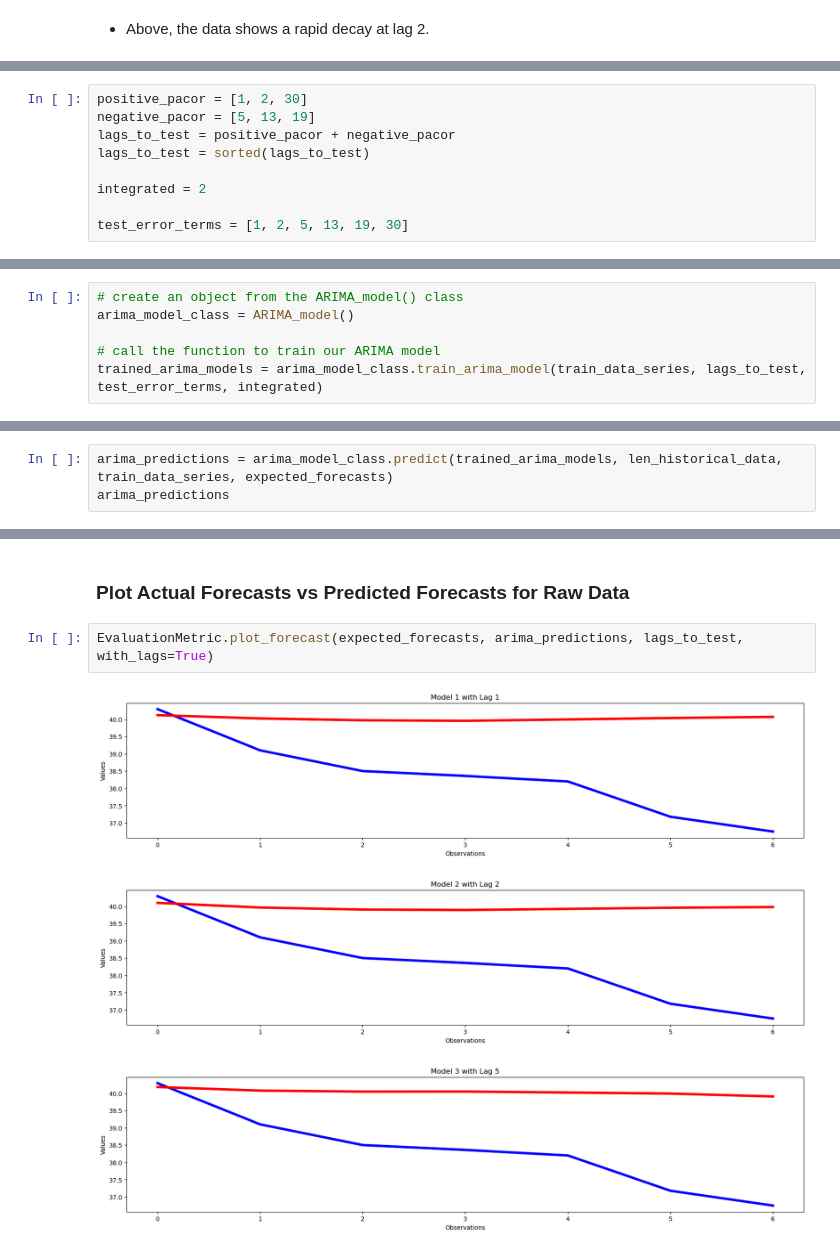
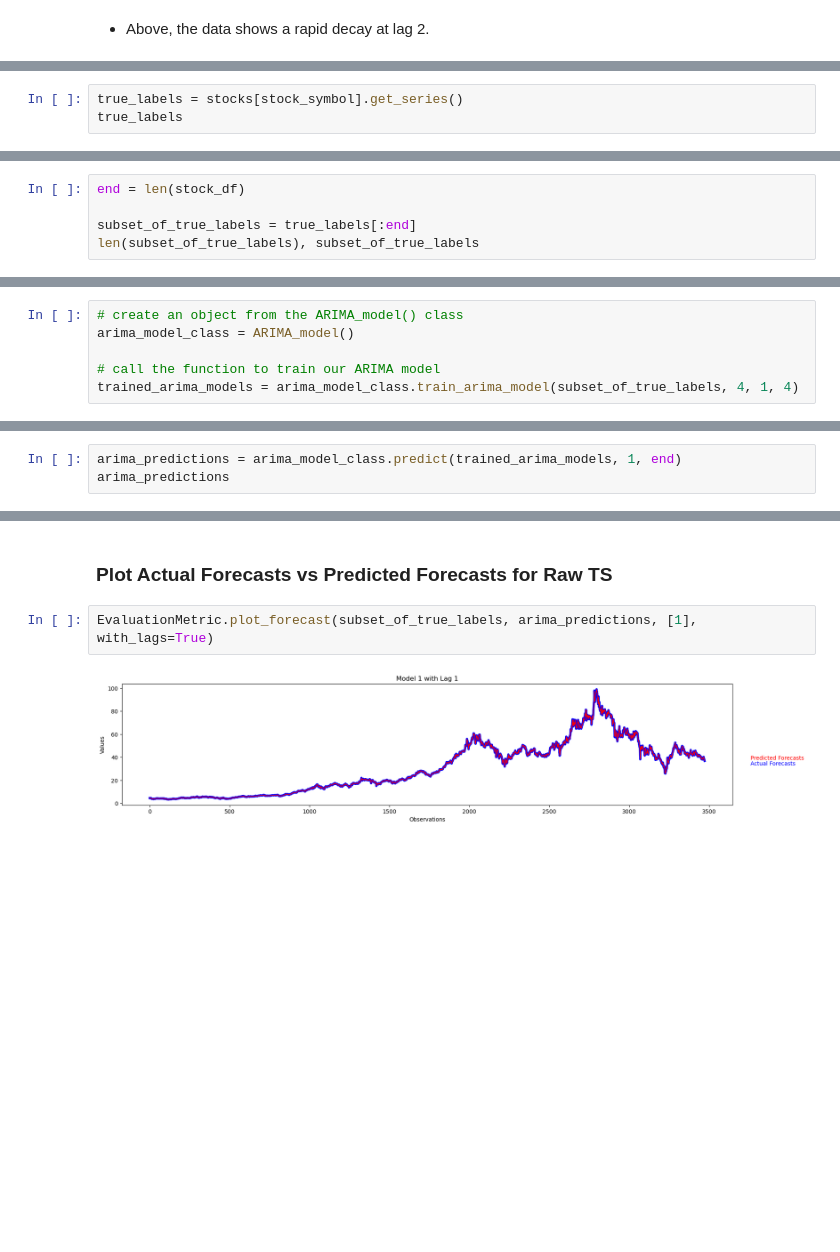
Before and after one commit to Brinkley97/applied_time_series_and_machine_learning, a Jupyter notebook: framework_for_time_series_data/real_world_investigations-stock-tencent-raw-data.ipynb, the cells around one changed output, grey strips where cells are left out. Cells and saved outputs as stored; diff of their text form; blank space fills up the shorter version.

Commit message:
updating with ARIMA

```diff
--- a/framework_for_time_series_data/real_world_investigations-stock-tencent-raw-data.ipynb
+++ b/framework_for_time_series_data/real_world_investigations-stock-tencent-raw-data.ipynb
@@ -244,0 +262,3 @@ EvaluationMetric.plot_forecast(expected_forecasts, rw_predictions, lags_to_test,
+# %%
+true_labels = stocks[stock_symbol].get_series()
+true_labels
@@ -245,9 +268,5 @@ EvaluationMetric.plot_forecast(expected_forecasts, rw_predictions, lags_to_test,
 # %%
-positive_pacor = [1, 2, 30]
-negative_pacor = [5, 13, 19]
-lags_to_test = positive_pacor + negative_pacor
-lags_to_test = sorted(lags_to_test)
+end = len(stock_df)
 
-integrated = 2
-
-test_error_terms = [1, 2, 5, 13, 19, 30]
+subset_of_true_labels = true_labels[:end]
+len(subset_of_true_labels), subset_of_true_labels
@@ -256,5 +284,5 @@ test_error_terms = [1, 2, 5, 13, 19, 30]
 arima_model_class = ARIMA_model()
 
 # call the function to train our ARIMA model
-trained_arima_models = arima_model_class.train_arima_model(train_data_series, lags_to_test, test_error_terms, integrated)
+trained_arima_models = arima_model_class.train_arima_model(subset_of_true_labels, 4, 1, 4)
 # %% [output]
@@ -369,5 +308,5 @@ len_historical_data
 # %%
-arima_predictions = arima_model_class.predict(trained_arima_models, len_historical_data, train_data_series, expected_forecasts)
+arima_predictions = arima_model_class.predict(trained_arima_models, 1, end)
 arima_predictions
 # %% [output]
 ARIMA( <statsmodels.tsa.arima.model.ARIMAResultsWrapper object at 0x...> )
@@ -435,8 +329,6 @@ expected [40.29000092 39.09999847 38.5        38.36000061 38.20000076 37.1800003
 # %% [markdown]
-### Plot Actual Forecasts vs Predicted Forecasts for Raw Data
+### Plot Actual Forecasts vs Predicted Forecasts for Raw TS
 # %%
-EvaluationMetric.plot_forecast(expected_forecasts, arima_predictions, lags_to_test, with_lags=True)
+EvaluationMetric.plot_forecast(subset_of_true_labels, arima_predictions, [1], with_lags=True)
 # %% [output]
-[figure, old version]
+[figure, new version]
-[figure, removed]
-[figure, removed]
```
Also changed, not shown: parts of 52 cells of this notebook.
